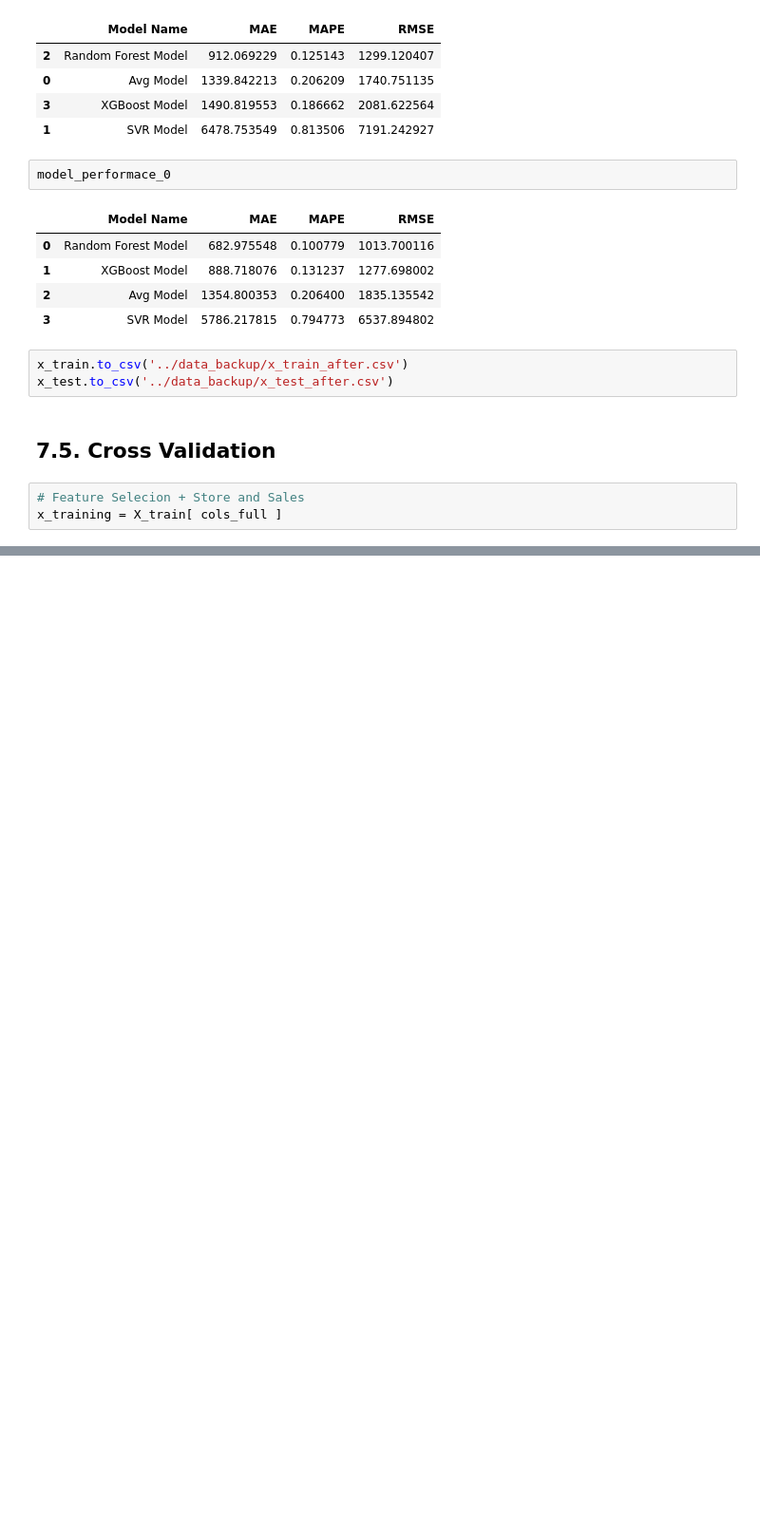
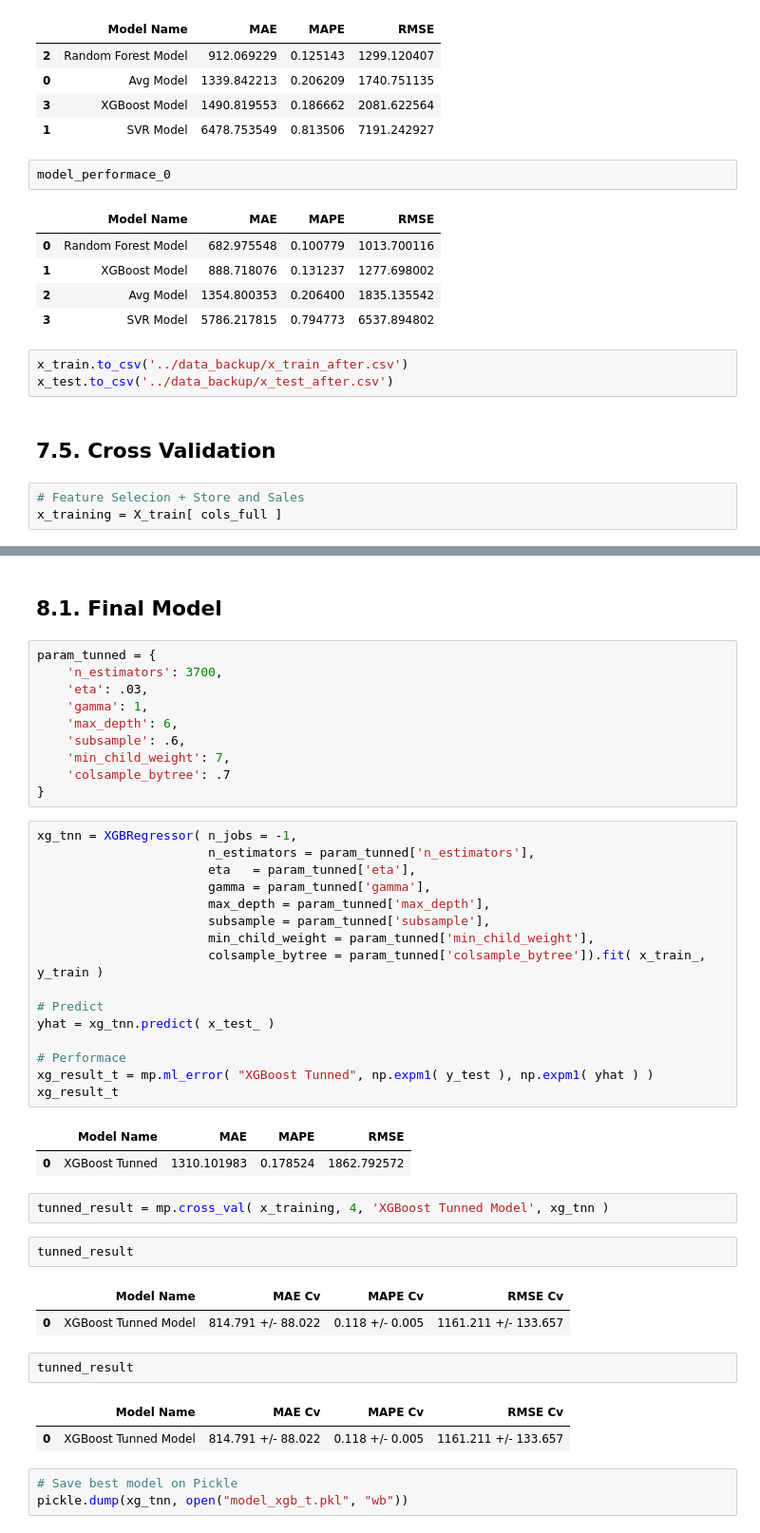
Before and after one commit to xGabrielR/DsEmProd, a Jupyter notebook: notebooks/m03_machine_learning_II.ipynb, the cells around one changed output, grey strips where cells are left out. Shown at 95% size. Saved outputs shown, nothing was run; the diff lists cells and outputs as text; blank space fills up the shorter version.

Commit message:
Final Model

```diff
--- a/notebooks/m03_machine_learning_II.ipynb
+++ b/notebooks/m03_machine_learning_II.ipynb
@@ -995,0 +1031,46 @@ models_cross_val
+# %% [markdown]
+## 8.1. Final Model
+# %%
+param_tunned = {
+    'n_estimators': 3700,
+    'eta': .03,
+    'gamma': 1,
+    'max_depth': 6,
+    'subsample': .6,
+    'min_child_weight': 7,
+    'colsample_bytree': .7
+}
+# %%
+xg_tnn = XGBRegressor( n_jobs = -1,
+                       n_estimators = param_tunned['n_estimators'],
+                       eta   = param_tunned['eta'],
+                       gamma = param_tunned['gamma'],
+                       max_depth = param_tunned['max_depth'],
+                       subsample = param_tunned['subsample'],
+                       min_child_weight = param_tunned['min_child_weight'],
+                       colsample_bytree = param_tunned['colsample_bytree']).fit( x_train_, y_train )
+
+# Predict
+yhat = xg_tnn.predict( x_test_ )
+
+# Performace
+xg_result_t = mp.ml_error( "XGBoost Tunned", np.expm1( y_test ), np.expm1( yhat ) )
+xg_result_t
+# %% [output]
+|  | Model Name | MAE | MAPE | RMSE |
+| 0 | XGBoost Tunned | 1310.101983 | 0.178524 | 1862.792572 |
+# %%
+tunned_result = mp.cross_val( x_training, 4, 'XGBoost Tunned Model', xg_tnn )
+# %%
+tunned_result
+# %% [output]
+|  | Model Name | MAE Cv | MAPE Cv | RMSE Cv |
+| 0 | XGBoost Tunned Model | 814.791 +/- 88.022 | 0.118 +/- 0.005 | 1161.211 +/- 133.657 |
+# %%
+tunned_result
+# %% [output]
+|  | Model Name | MAE Cv | MAPE Cv | RMSE Cv |
+| 0 | XGBoost Tunned Model | 814.791 +/- 88.022 | 0.118 +/- 0.005 | 1161.211 +/- 133.657 |
+# %%
+# Save best model on Pickle
+pickle.dump(xg_tnn, open("model_xgb_t.pkl", "wb"))
```
Also changed, not shown: parts of 9 cells of this notebook.
